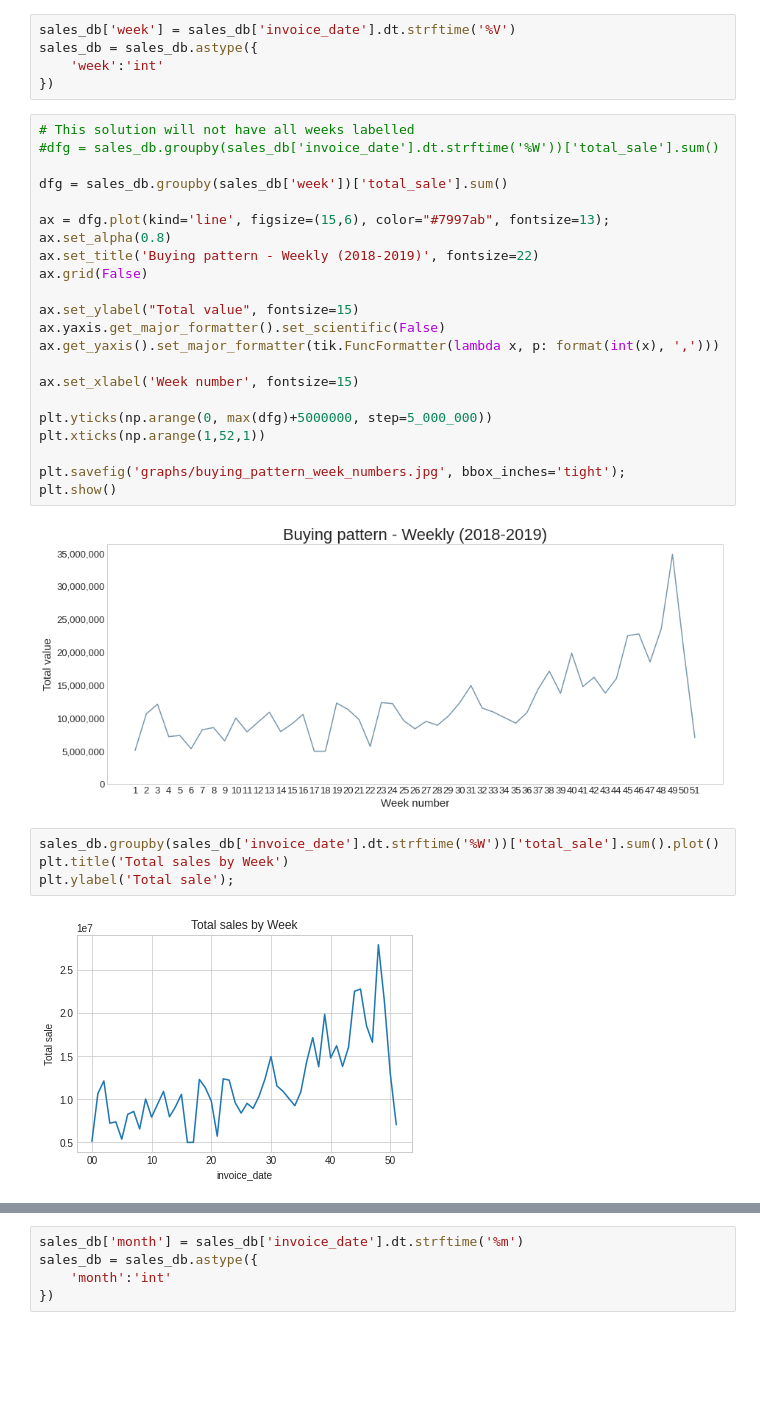
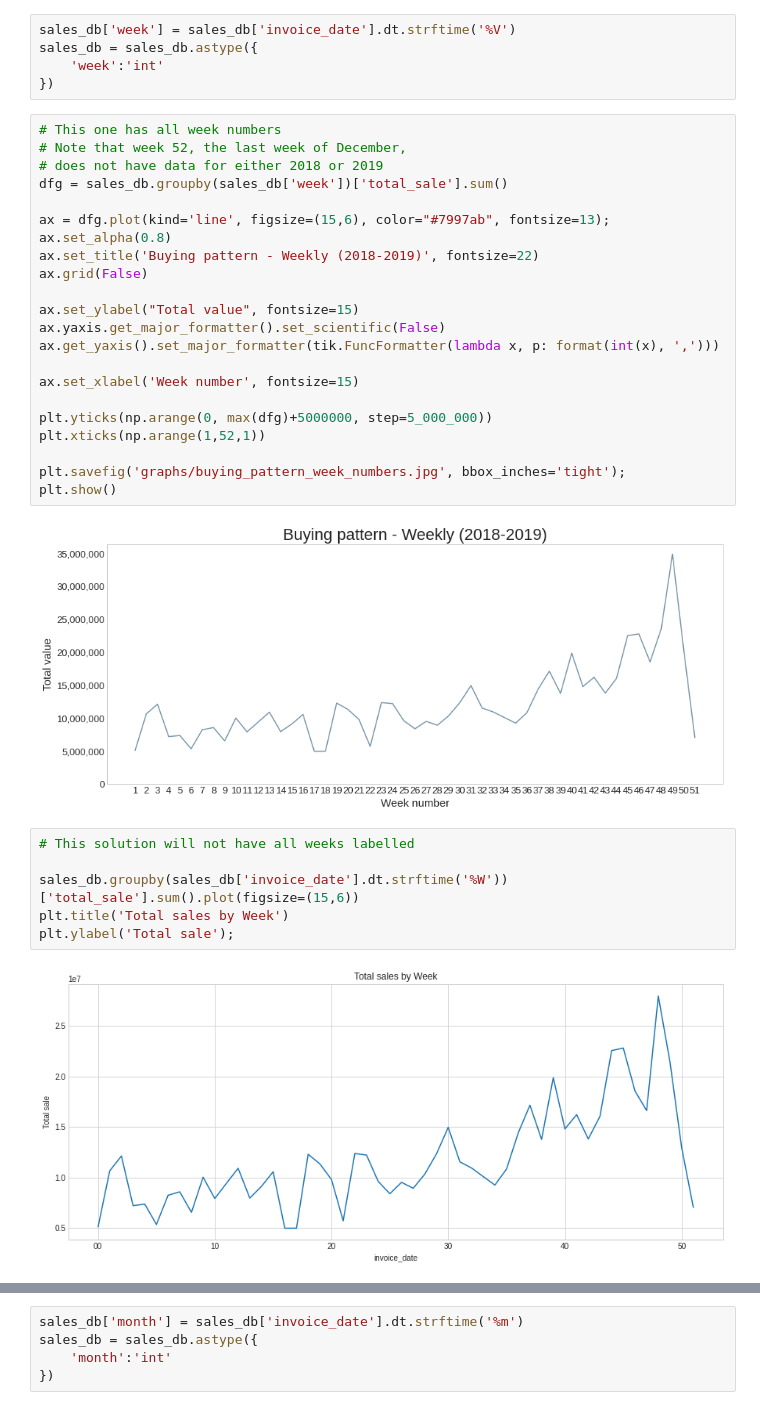
Before and after one commit to jmb-oddbook/ecom_project, a Jupyter notebook: ecom_viz.ipynb, the cells around one changed output, grey strips where cells are left out. Cells and saved outputs as stored; diff of their text form; blank space fills up the shorter version.

```diff
--- a/ecom_viz.ipynb
+++ b/ecom_viz.ipynb
@@ -169,9 +153,9 @@ sales_db = sales_db.astype({
     'week':'int'
 })
 # %%
-# This solution will not have all weeks labelled
-#dfg = sales_db.groupby(sales_db['invoice_date'].dt.strftime('%W'))['total_sale'].sum()
-
+# This one has all week numbers
+# Note that week 52, the last week of December,
+# does not have data for either 2018 or 2019
 dfg = sales_db.groupby(sales_db['week'])['total_sale'].sum()
 
 ax = dfg.plot(kind='line', figsize=(15,6), color="#7997ab", fontsize=13);
@@ -193,8 +177,10 @@ plt.show()
 # %% [output]
 [figure]
 # %%
-sales_db.groupby(sales_db['invoice_date'].dt.strftime('%W'))['total_sale'].sum().plot()
+# This solution will not have all weeks labelled
+
+sales_db.groupby(sales_db['invoice_date'].dt.strftime('%W'))['total_sale'].sum().plot(figsize=(15,6))
 plt.title('Total sales by Week')
 plt.ylabel('Total sale');
 # %% [output]
-[figure, old version]
+[figure, new version]
```
Also changed, not shown: parts of 22 cells of this notebook.
